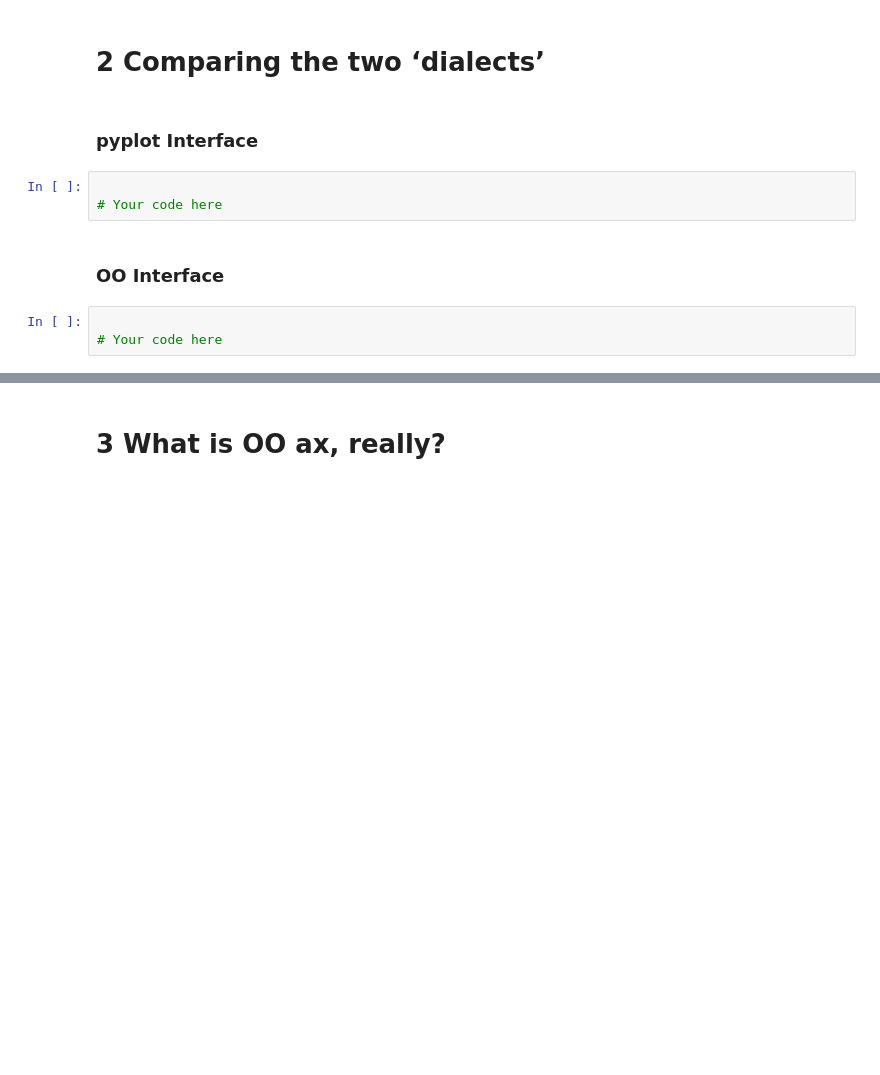
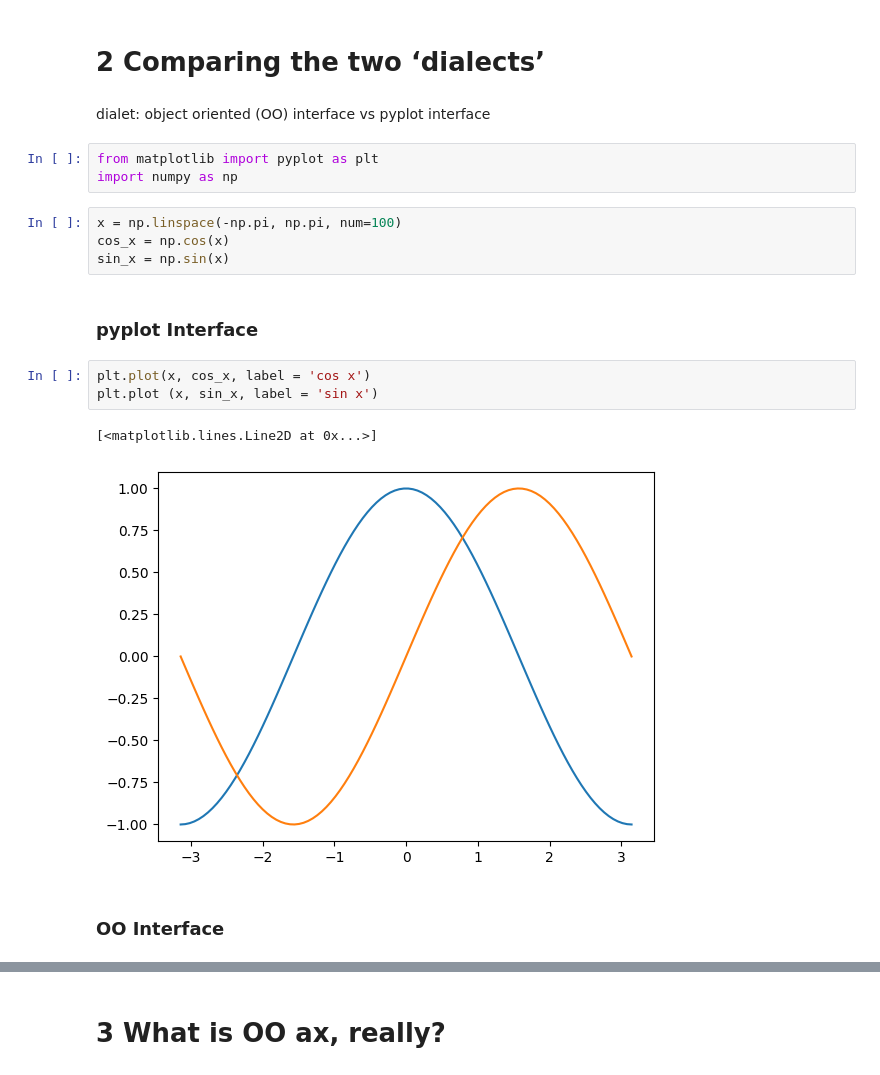
Before and after one commit to SPS-SP2273/learning-portfolio-joannejyyy, a Jupyter notebook: 7.1_plotting/plotting_(good).ipynb, the cells around one changed output, grey strips where cells are left out. Cells and saved outputs as stored; diff of their text form; blank space fills up the shorter version.

```diff
--- a/7.1_plotting/plotting_(good).ipynb
+++ b/7.1_plotting/plotting_(good).ipynb
@@ -6,13 +6,22 @@
 # 1 Some nomenclature
 # %% [markdown]
 # 2 Comparing the two ‘dialects’
-# %% [markdown]
-### pyplot Interface
+# %% [markdown]
+dialet: object oriented (OO) interface vs pyplot interface
 # %%
-
-# Your code here
+from matplotlib import pyplot as plt
+import numpy as np
+# %%
+x = np.linspace(-np.pi, np.pi, num=100)
+cos_x = np.cos(x)
+sin_x = np.sin(x)
+# %% [markdown]
+### pyplot Interface
+# %%
+plt.plot(x, cos_x, label = 'cos x')
+plt.plot (x, sin_x, label = 'sin x')
+# %% [output]
+[<matplotlib.lines.Line2D at 0x...>]
+[figure, added]
 # %% [markdown]
 ### OO Interface
-# %%
-
-# Your code here
```
Also changed, not shown: parts of 10 cells of this notebook, 1 other file.
